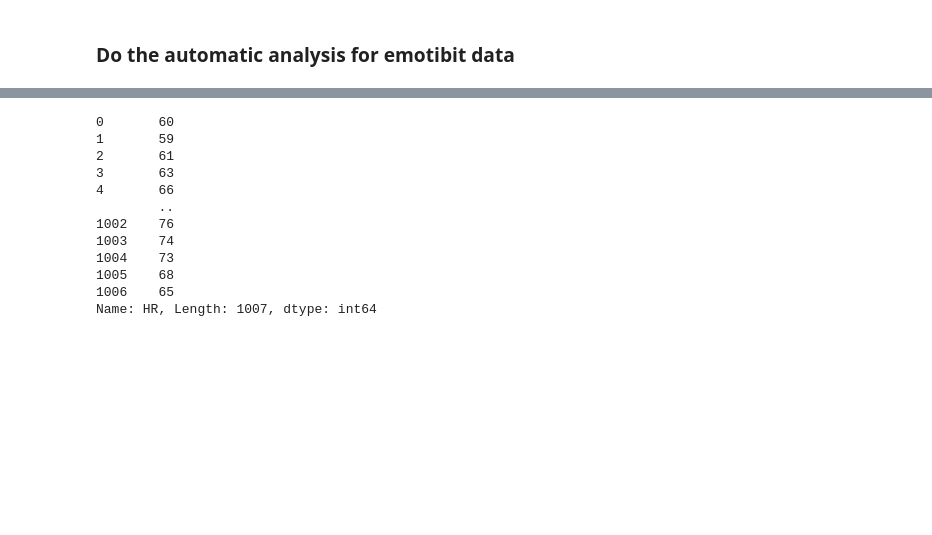
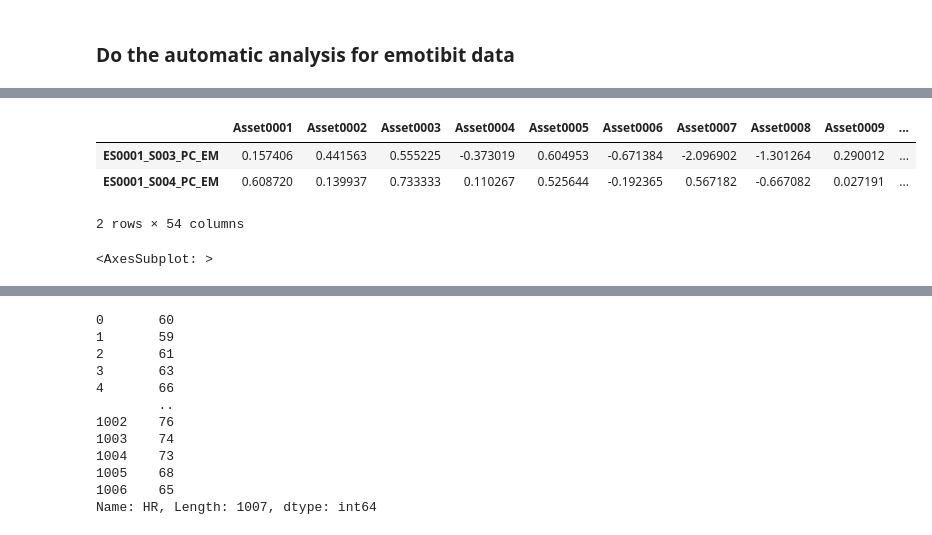
Before and after one commit to Rockyneuron/pupil_labs_analysis, a Jupyter notebook: analysis/emotibit/reading_emotibit_data.ipynb, the cells around one changed output, grey strips where cells are left out. Saved outputs shown, nothing was run; the diff lists cells and outputs as text; code cells hidden in the pictures; blank space fills up the shorter version.

```diff
--- a/analysis/emotibit/reading_emotibit_data.ipynb
+++ b/analysis/emotibit/reading_emotibit_data.ipynb
@@ -108,3 +142,19 @@ KeyError: 'BI'
+# %%
+hr_concat = hr_concat.reindex(sorted(hr_concat.columns), axis=1)
+hr_concat
+# %% [output]
+|  | Asset0001 | Asset0002 | Asset0003 | Asset0004 | Asset0005 | Asset0006 | Asset0007 | Asset0008 | Asset0009 | ... |
+| ES0001_S003_PC_EM | 0.157406 | 0.441563 | 0.555225 | -0.373019 | 0.604953 | -0.671384 | -2.096902 | -1.301264 | 0.290012 | ... |
+| ES0001_S004_PC_EM | 0.608720 | 0.139937 | 0.733333 | 0.110267 | 0.525644 | -0.192365 | 0.567182 | -0.667082 | 0.027191 | ... |
+2 rows × 54 columns
+# %%
+%matplotlib qt
+import seaborn as sns
+sns.set_theme(style='darkgrid')
+ax, fig=plt.subplots(1,)
+sns.boxplot(data=hr_concat)
+# %% [output]
+<AxesSubplot: >
 # %%
 df=pd.read_csv(data_paths['heart_bea_inter_beat'])
 df.plot(x='LocalTimestamp',y='BI')
```
Also changed, not shown: parts of 16 cells of this notebook, 4 other files.
